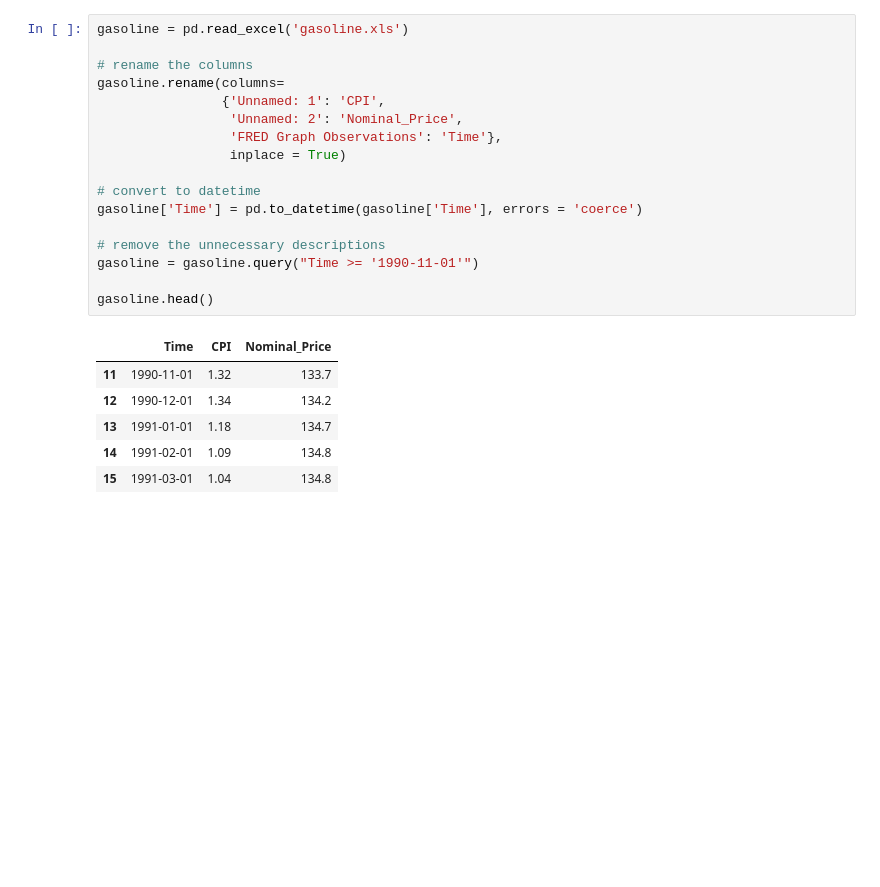
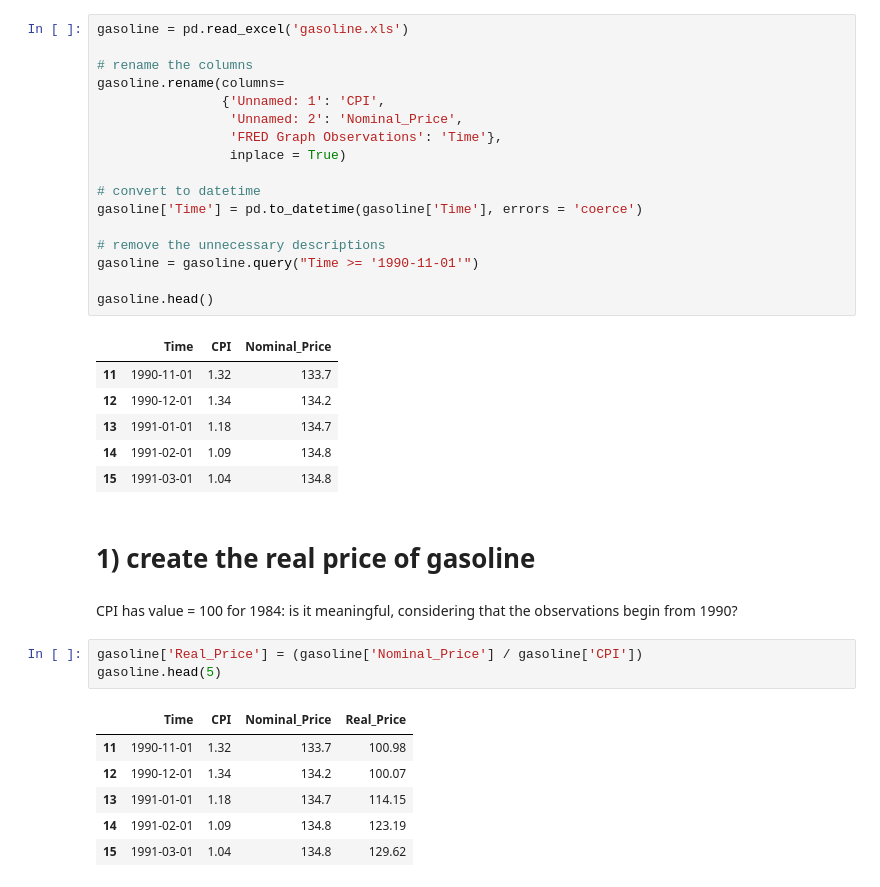
Before and after one commit to giordanovitale/Time-Series-Assignments, a Jupyter notebook: Assignment 3/Assignment3.ipynb, the cells around one changed output. Saved outputs shown, nothing was run; the diff lists cells and outputs as text; blank space fills up the shorter version.

```diff
--- a/Assignment 3/Assignment3.ipynb
+++ b/Assignment 3/Assignment3.ipynb
@@ -38,3 +38,17 @@ gasoline.head()
 | 13 | 1991-01-01 | 1.18 | 134.7 |
 | 14 | 1991-02-01 | 1.09 | 134.8 |
 | 15 | 1991-03-01 | 1.04 | 134.8 |
+# %% [markdown]
+# 1) create the real price of gasoline
+# %% [markdown]
+CPI has value = 100 for 1984: is it meaningful, considering that the observations begin from 1990?
+# %%
+gasoline['Real_Price'] = (gasoline['Nominal_Price'] / gasoline['CPI'])
+gasoline.head(5)
+# %% [output]
+|  | Time | CPI | Nominal_Price | Real_Price |
+| 11 | 1990-11-01 | 1.32 | 133.7 | 100.98 |
+| 12 | 1990-12-01 | 1.34 | 134.2 | 100.07 |
+| 13 | 1991-01-01 | 1.18 | 134.7 | 114.15 |
+| 14 | 1991-02-01 | 1.09 | 134.8 | 123.19 |
+| 15 | 1991-03-01 | 1.04 | 134.8 | 129.62 |
```
Also changed, not shown: parts of 2 cells of this notebook.
